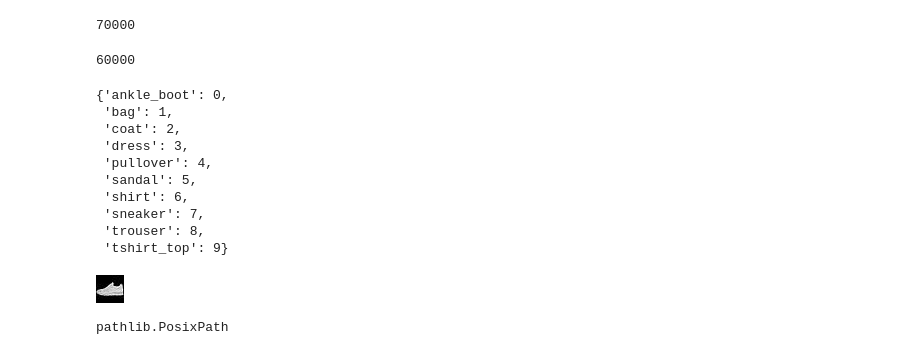
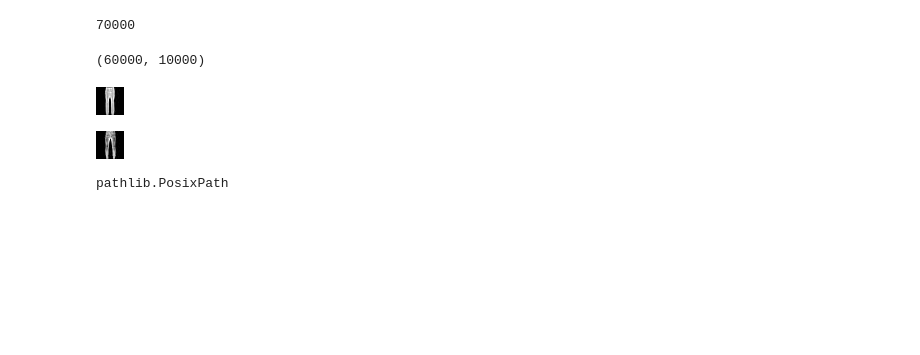
Before and after one commit to anas1IA-art/Custom_data, a Jupyter notebook: Custom_dataset.ipynb, the cells around one changed output. Drawn from its saved outputs; the diff is of its cells as text; code cells hidden in the pictures; blank space fills up the shorter version.

```diff
--- a/Custom_dataset.ipynb
+++ b/Custom_dataset.ipynb
@@ -446,31 +428,21 @@ class DatasetImageFolder(Dataset):
         image = self.transform(image)  # Transform the PIL.Image to a torch.Tensor
     return image, class_index
 # %%
+train_custom_data  = DatasetImageFolder(targ_dir = train_dir ,transform =   transform_ToTenser)
 
-
-instance  = DatasetImageFolder(targ_dir = train_dir ,transform =   transform_ToTenser)
+test_custom_data  = DatasetImageFolder(targ_dir = test_dir ,transform = transform_ToTenser )
-# %%
-
-len(instance)
-# %% [output]
-60000
-# %%
-instance.classes_to_index
-# %% [output]
-{'ankle_boot': 0,
- 'bag': 1,
- 'coat': 2,
- 'dress': 3,
- 'pullover': 4,
- 'sandal': 5,
- 'shirt': 6,
- 'sneaker': 7,
- 'trouser': 8,
- 'tshirt_top': 9}
+# %%
+len(train_custom_data),len(test_custom_data)
+# %% [output]
+(60000, 10000)
 # %%
-instance.load_images(0)
+train_custom_data.load_images(0)
 # %% [output]
-[figure, old version]
+[figure, new version]
+# %%
+test_custom_data.load_images(0)
+# %% [output]
+[figure, added]
 # %%
 type(list(pathlib.Path(train_dir).glob('*/*.jpeg'))[0])
 # %% [output]
```
Also changed, not shown: parts of 27 cells of this notebook.
